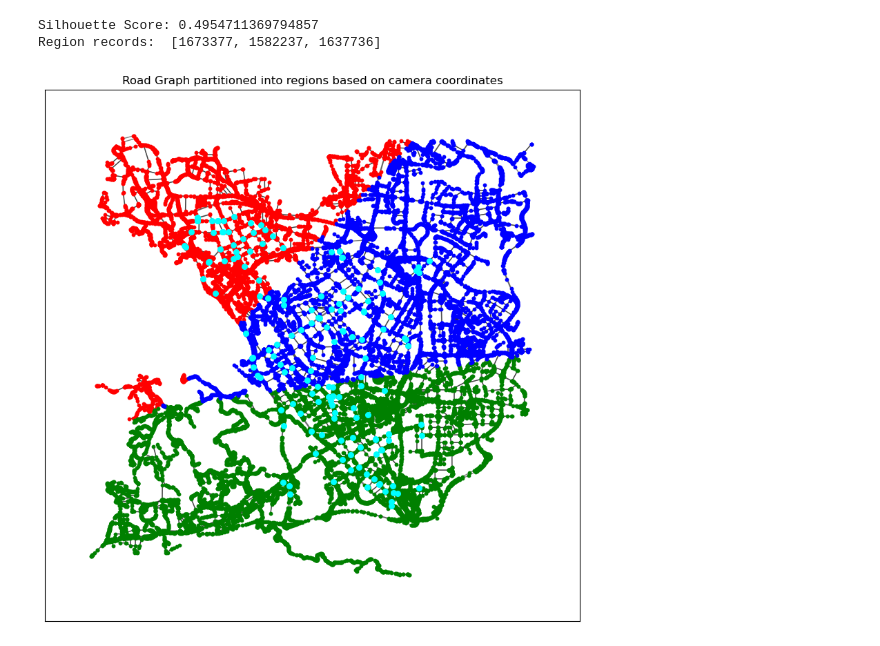
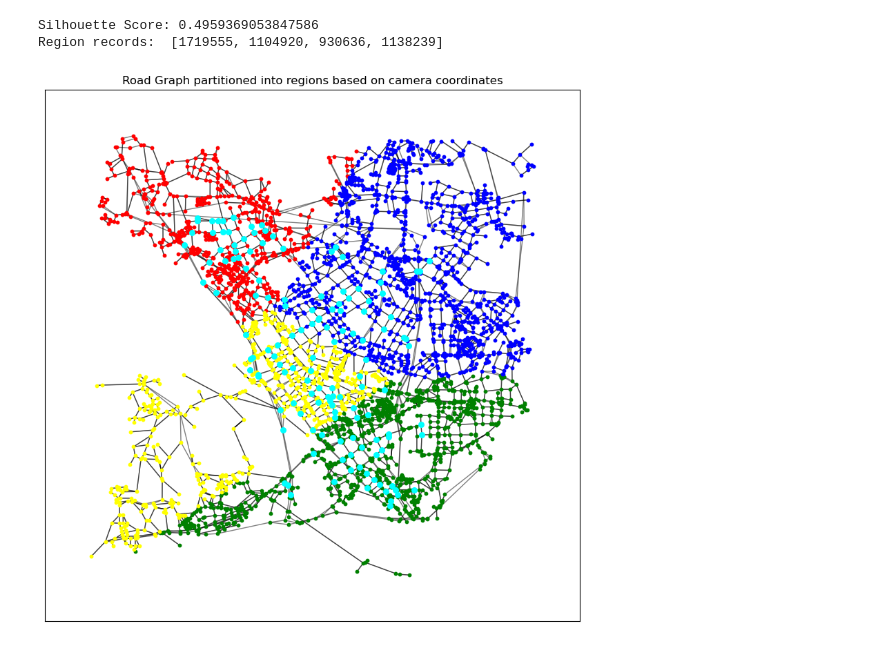
Before and after one commit to manuelck99/bachelors-thesis, a Jupyter notebook: preprocessing/region_partitioning.ipynb, the cells around one changed output. Saved outputs shown, nothing was run; the diff lists cells and outputs as text; code cells hidden in the pictures.

```diff
--- a/preprocessing/region_partitioning.ipynb
+++ b/preprocessing/region_partitioning.ipynb
@@ -17,17 +18,17 @@ data_path = "./data"
 # road_graph: nx.DiGraph
 # with open(f"{data_path}/road_graph_nsl_sc.pickle", mode="rb") as file:
 #     road_graph = pickle.load(file)
-road_graph = ox.load_graphml(f"{data_path}/road_graph_ox_nsl_sc.xml")
+road_graph = ox.load_graphml(f"{data_path}/road_graph_ox_sim_con_nsl_sc.xml")
 road_graph = ox.project_graph(road_graph, to_crs=utils.EPSG_32650)
 
 ## Load camera info
 cameras_dict: dict
-with open(f"{data_path}/road_graph_ox_cameras.pickle", mode="rb") as file:
+with open(f"{data_path}/road_graph_ox_sim_con_nsl_sc_cameras.pickle", mode="rb") as file:
     cameras_dict = pickle.load(file)
 # %%
 # Parameters
 seed = 666
-number_of_regions = 3
+number_of_regions = 4
 colors = ["red", "green", "blue", "yellow", "orange", "purple", "pink", "brown", "cyan"]
 
 # nodes = [{"node_id": node[0], "x": node[1]["pos"][0], "y": node[1]["pos"][1]} for node in road_graph.nodes(data=True)]
@@ -70,34 +71,34 @@ nx.draw_networkx_edges(
     road_graph,
     pos,
     arrows=False,
     alpha=0.5,
     ax=ax
 )
 
 for index, node_set in enumerate(region_nodes):
     nx.draw_networkx_nodes(
         road_graph,
         pos,
         node_color=colors[index],
         node_size=10,
         nodelist=node_set,
         ax=ax
     )
 
 nx.draw_networkx_nodes(
     road_graph,
     pos,
     node_color=colors[-1],
     node_size=30,
     nodelist=camera_nodes,
     ax=ax
 )
 
 ax.set_title("Road Graph partitioned into regions based on camera coordinates")
 
 plt.show()
 # %% [output]
-Silhouette Score: 0.4954711369794857
-Region records:  [1673377, 1582237, 1637736]
+Silhouette Score: 0.4959369053847586
+Region records:  [1719555, 1104920, 930636, 1138239]
-[figure, old version]
+[figure, new version]
 # %%
```
Also changed, not shown: parts of 2 cells of this notebook, 4 other files.
